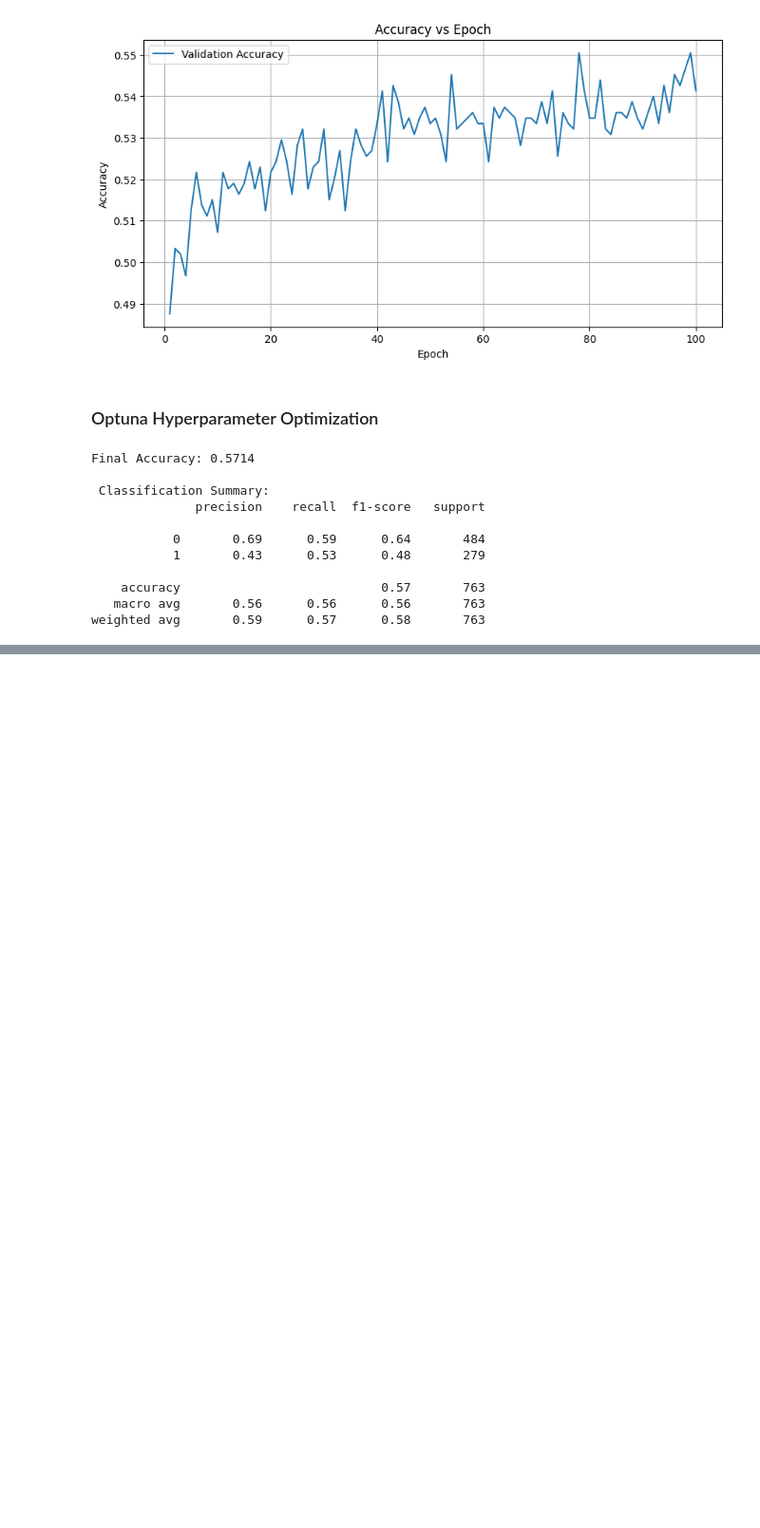
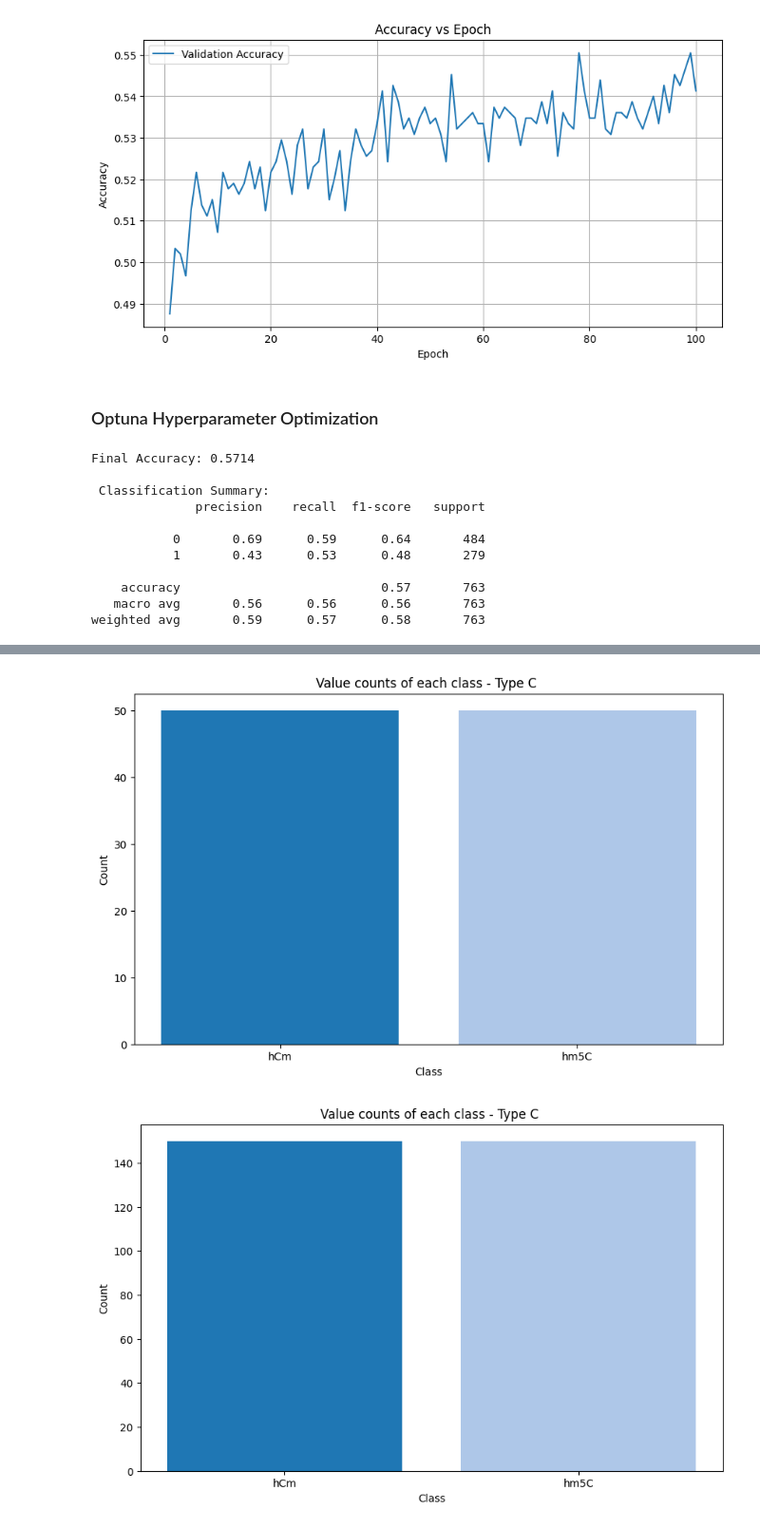
Before and after one commit to shashivish/RNA-ModX, a Jupyter notebook: RNAModXApp/notebooks/model_building/LSTM/MultiClassTypeC.ipynb, the cells around one changed output, grey strips where cells are left out. Shown at 95% size. Drawn from its saved outputs; the diff is of its cells as text; code cells hidden in the pictures; blank space fills up the shorter version.

```diff
--- a/RNAModXApp/notebooks/model_building/LSTM/MultiClassTypeC.ipynb
+++ b/RNAModXApp/notebooks/model_building/LSTM/MultiClassTypeC.ipynb
@@ -681,0 +749,48 @@ torch.save(model, "multi-class-type-C.pt")
+# %%
+x_test_raw =  pd.read_csv(INPUT_TEST_IN, header=None , skiprows=1 )
+y_test_raw =  pd.read_csv(INPUT_TEST_OUT, header=None , skiprows=1)
+
+x_valid_raw =  pd.read_csv(INPUT_VALIDATION_IN, header=None , skiprows=1 )
+y_valid_raw =  pd.read_csv(INPUT_VALIDATION_OUT, header=None , skiprows=1 )
+
+
+middle_index = (x_test_raw.shape[1] // 2) + 1 # This is location for Modified Sequence . Use this as Y Target
+
+STRAT_INEDX =middle_index - WINDOW_SIZE -1
+END_INDEX =middle_index + WINDOW_SIZE
+
+
+x_test_raw_cropped =  x_test_raw.iloc[:,STRAT_INEDX :END_INDEX]
+concatenated_column= x_test_raw_cropped.apply(lambda row: ''.join(map(str, row)), axis=1)
+x_test_raw_cropped = x_test_raw_cropped.assign(Sequence=concatenated_column)
+
+
+x_valid_raw_cropped =  x_valid_raw.iloc[:,STRAT_INEDX :END_INDEX]
+concatenated_column= x_valid_raw_cropped.apply(lambda row: ''.join(map(str, row)), axis=1)
+x_valid_raw_cropped = x_valid_raw_cropped.assign(Sequence=concatenated_column)
+
+
+x_test_filtered , y_test_filtered = prepare_data_for_binary_classification(x_test_raw_cropped , y_test_raw , eligible_class_list)
+
+x_valid_filtered , y_valid_filtered = prepare_data_for_binary_classification(x_valid_raw_cropped , y_valid_raw , eligible_class_list)
+# %%
+y_counts = y_test_filtered.value_counts()
+colors = cm.tab20(range(len(y_counts)))
+plt.figure(figsize=(10, 6))
+plt.bar(y_counts.index, y_counts.values , color = colors)
+plt.xlabel('Class')
+plt.ylabel('Count')
+plt.title('Value counts of each class - Type C ')
+plt.show()
+
+y_counts = y_valid_filtered.value_counts()
+colors = cm.tab20(range(len(y_counts)))
+plt.figure(figsize=(10, 6))
+plt.bar(y_counts.index, y_counts.values , color = colors)
+plt.xlabel('Class')
+plt.ylabel('Count')
+plt.title('Value counts of each class - Type C ')
+plt.show()
+# %% [output]
+[figure, added]
+[figure, added]
```
Also changed, not shown: parts of 7 cells of this notebook, 3 other files.
